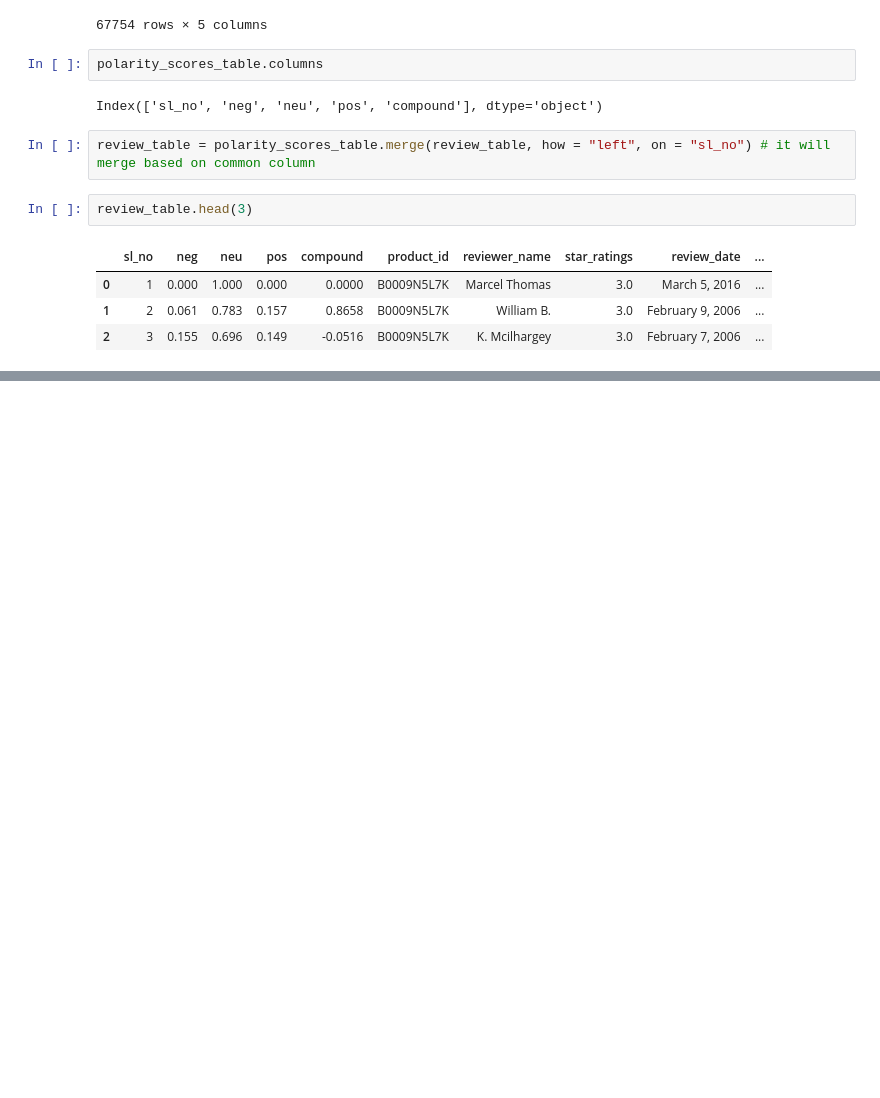
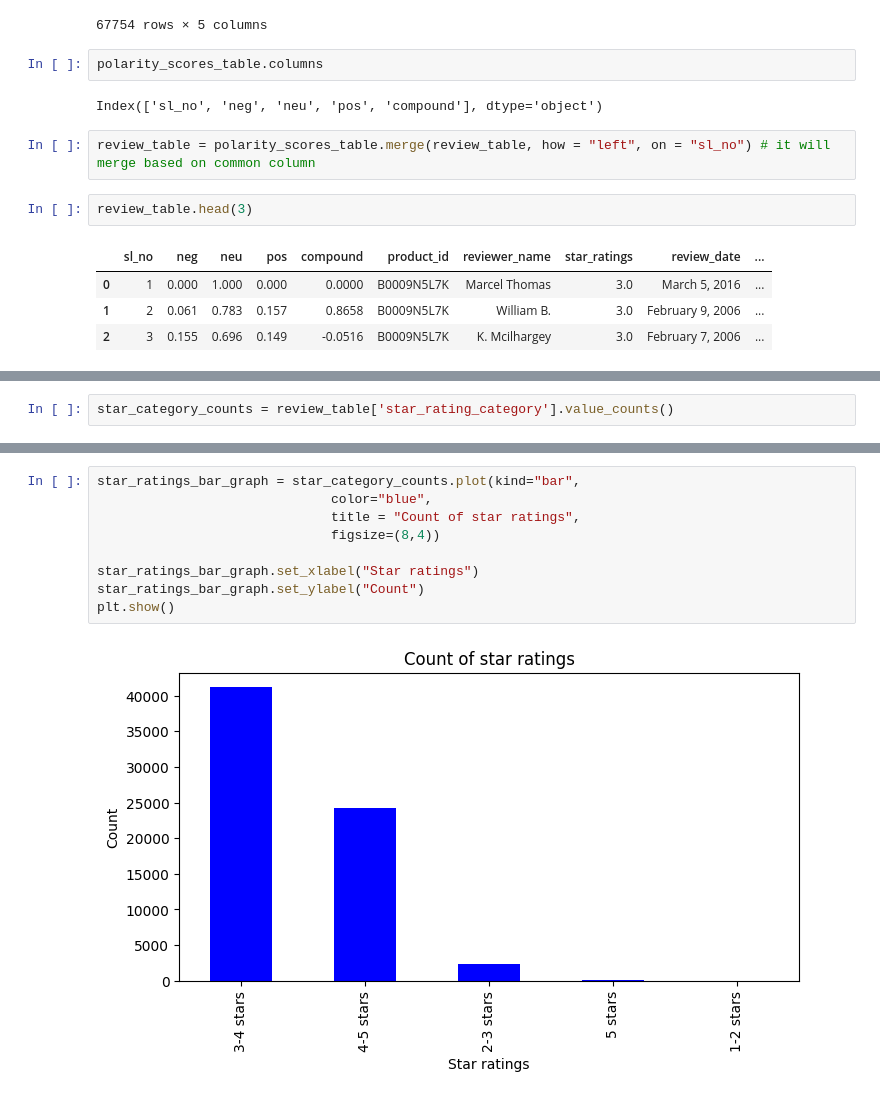
Before and after one commit to shrivatsashetty/Projects, a Jupyter notebook: Smartphone_Review_Analysis.ipynb, the cells around one changed output, grey strips where cells are left out. Cells and saved outputs as stored; diff of their text form; blank space fills up the shorter version.

```diff
--- a/Smartphone_Review_Analysis.ipynb
+++ b/Smartphone_Review_Analysis.ipynb
@@ -513,0 +700,2 @@ review_table.head(3)
+# %%
+star_category_counts = review_table['star_rating_category'].value_counts()
@@ -513,0 +711,11 @@ review_table.head(3)
+# %%
+star_ratings_bar_graph = star_category_counts.plot(kind="bar",
+                              color="blue",
+                              title = "Count of star ratings",
+                              figsize=(8,4))
+
+star_ratings_bar_graph.set_xlabel("Star ratings")
+star_ratings_bar_graph.set_ylabel("Count")
+plt.show()
+# %% [output]
+[figure, added]
```
Also changed, not shown: parts of 48 cells of this notebook.
